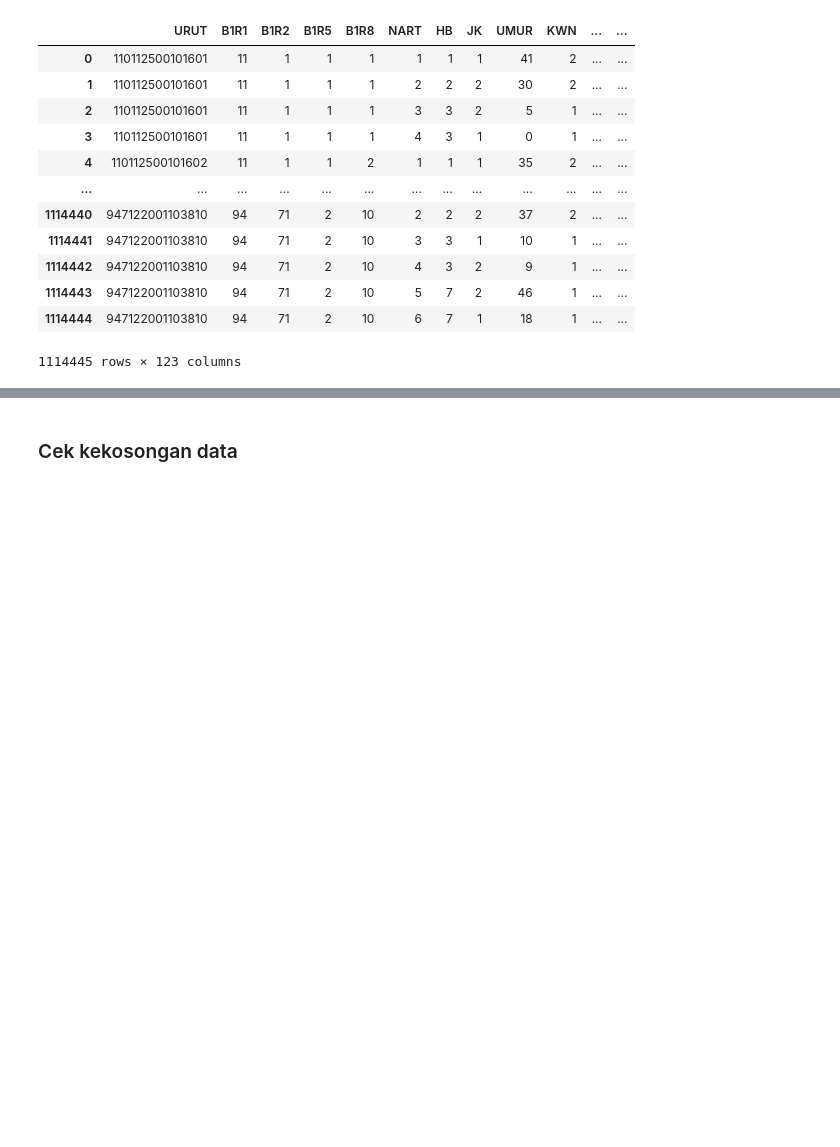
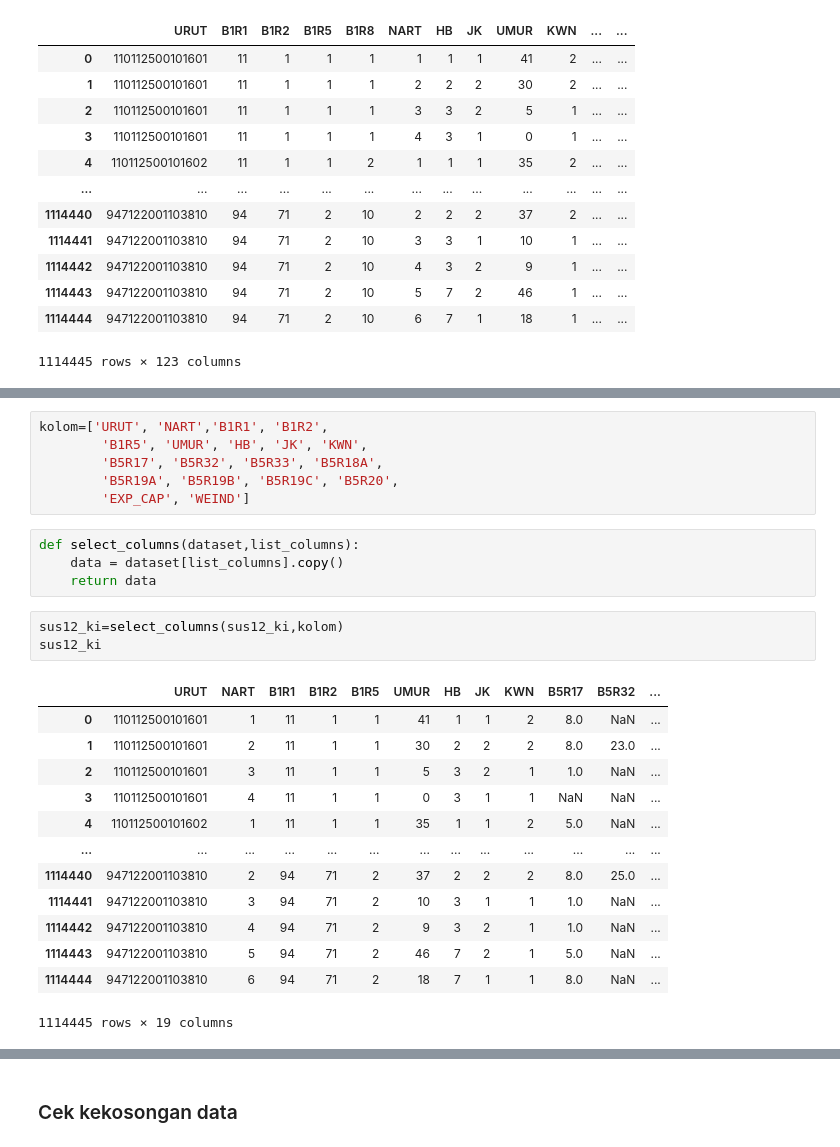
Before and after one commit to zoraulia/projectlab-susenas, a Jupyter notebook: read_data.ipynb, the cells around one changed output, grey strips where cells are left out. Cells and saved outputs as stored; diff of their text form; blank space fills up the shorter version.

```diff
--- a/read_data.ipynb
+++ b/read_data.ipynb
@@ -39,0 +74,27 @@ sus12_ki
+# %%
+kolom=['URUT', 'NART','B1R1', 'B1R2',
+        'B1R5', 'UMUR', 'HB', 'JK', 'KWN',
+        'B5R17', 'B5R32', 'B5R33', 'B5R18A',
+        'B5R19A', 'B5R19B', 'B5R19C', 'B5R20',
+        'EXP_CAP', 'WEIND']
+# %%
+def select_columns(dataset,list_columns):
+    data = dataset[list_columns].copy()
+    return data
+# %%
+sus12_ki=select_columns(sus12_ki,kolom)
+sus12_ki
+# %% [output]
+|  | URUT | NART | B1R1 | B1R2 | B1R5 | UMUR | HB | JK | KWN | B5R17 | B5R32 | ... |
+| 0 | 110112500101601 | 1 | 11 | 1 | 1 | 41 | 1 | 1 | 2 | 8.0 | NaN | ... |
+| 1 | 110112500101601 | 2 | 11 | 1 | 1 | 30 | 2 | 2 | 2 | 8.0 | 23.0 | ... |
+| 2 | 110112500101601 | 3 | 11 | 1 | 1 | 5 | 3 | 2 | 1 | 1.0 | NaN | ... |
+| 3 | 110112500101601 | 4 | 11 | 1 | 1 | 0 | 3 | 1 | 1 | NaN | NaN | ... |
+| 4 | 110112500101602 | 1 | 11 | 1 | 1 | 35 | 1 | 1 | 2 | 5.0 | NaN | ... |
+| ... | ... | ... | ... | ... | ... | ... | ... | ... | ... | ... | ... | ... |
+| 1114440 | 947122001103810 | 2 | 94 | 71 | 2 | 37 | 2 | 2 | 2 | 8.0 | 25.0 | ... |
+| 1114441 | 947122001103810 | 3 | 94 | 71 | 2 | 10 | 3 | 1 | 1 | 1.0 | NaN | ... |
+| 1114442 | 947122001103810 | 4 | 94 | 71 | 2 | 9 | 3 | 2 | 1 | 1.0 | NaN | ... |
+| 1114443 | 947122001103810 | 5 | 94 | 71 | 2 | 46 | 7 | 2 | 1 | 5.0 | NaN | ... |
+| 1114444 | 947122001103810 | 6 | 94 | 71 | 2 | 18 | 7 | 1 | 1 | 8.0 | NaN | ... |
+1114445 rows × 19 columns
```
Also changed, not shown: parts of 21 cells of this notebook, 1 other file.
